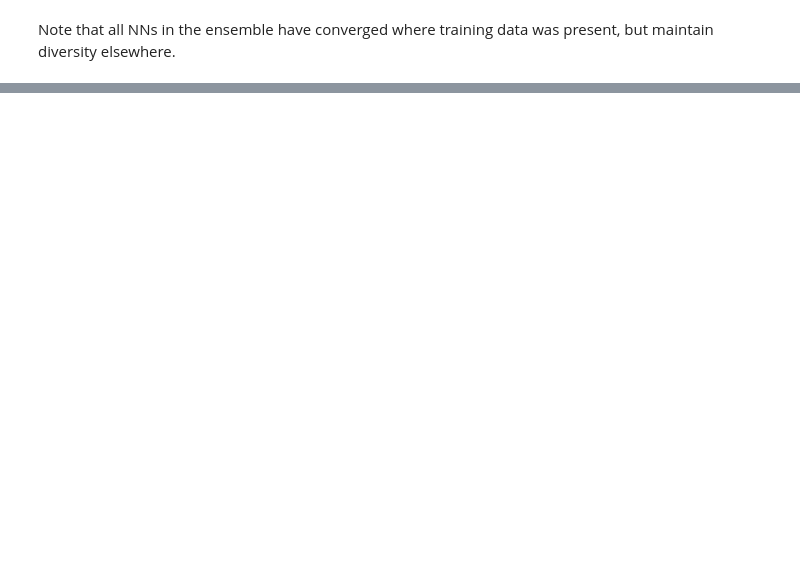
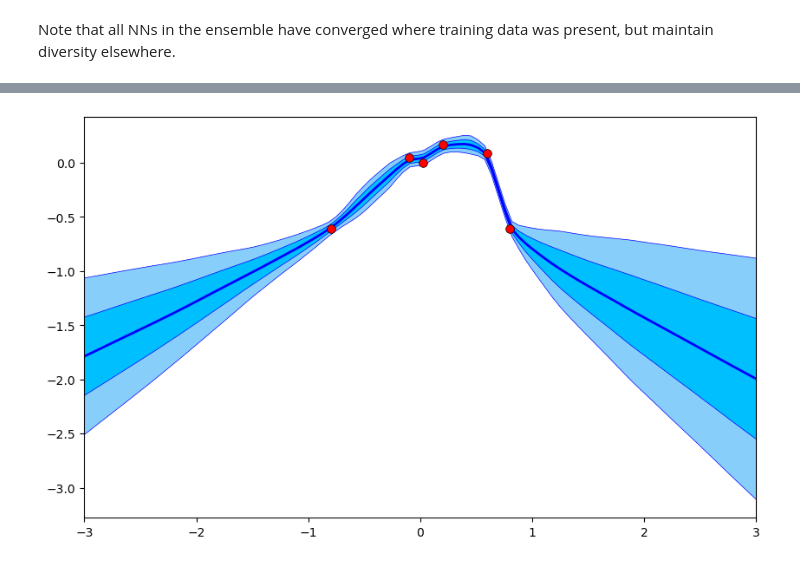
Before and after one commit to SaumiliJana/StatAIML_termproject_grp13, a Jupyter notebook: regression.ipynb, the cells around one changed output, grey strips where cells are left out. Cells and saved outputs as stored; diff of their text form; code cells hidden in the pictures; blank space fills up the shorter version.

```diff
--- a/regression.ipynb
+++ b/regression.ipynb
@@ -423,0 +608,28 @@ WARNING:absl:`lr` is deprecated in Keras optimizer, please use `learning_rate` o
+# %%
+# add on data noise
+y_preds_std = np.sqrt(np.square(y_preds_std) + data_noise)
+
+# plot predictive distribution
+fig = plt.figure(figsize=(10, 6))
+ax = fig.add_subplot(111)
+ax.plot(x_test, y_preds_mu, 'b-', linewidth=2.,label=u'Prediction')
+ax.plot(x_test, y_preds_mu + 2 * y_preds_std, 'b', linewidth=0.5)
+ax.plot(x_test, y_preds_mu - 2 * y_preds_std, 'b', linewidth=0.5)
+ax.plot(x_test, y_preds_mu + 1 * y_preds_std, 'b', linewidth=0.5)
+ax.plot(x_test, y_preds_mu - 1 * y_preds_std, 'b', linewidth=0.5)
+ax.fill(np.concatenate([x_test, x_test[::-1]]),
+         np.concatenate([y_preds_mu - 2 * y_preds_std,
+                        (y_preds_mu + 2 * y_preds_std)[::-1]]),
+         alpha=1, fc='lightskyblue', ec='None')
+ax.fill(np.concatenate([x_test, x_test[::-1]]),
+         np.concatenate([y_preds_mu - 1 * y_preds_std,
+                        (y_preds_mu + 1 * y_preds_std)[::-1]]),
+         alpha=1, fc='deepskyblue', ec='None')
+
+ax.plot(x_train[:,0], y_train, 'r.', markersize=14,
+        markeredgecolor='k',markeredgewidth=0.5)
+# ax.set_ylim(-4, 2)
+ax.set_xlim(-3, 3)
+fig.show()
+# %% [output]
+[figure, added]
```
Also changed, not shown: parts of 14 cells of this notebook.
